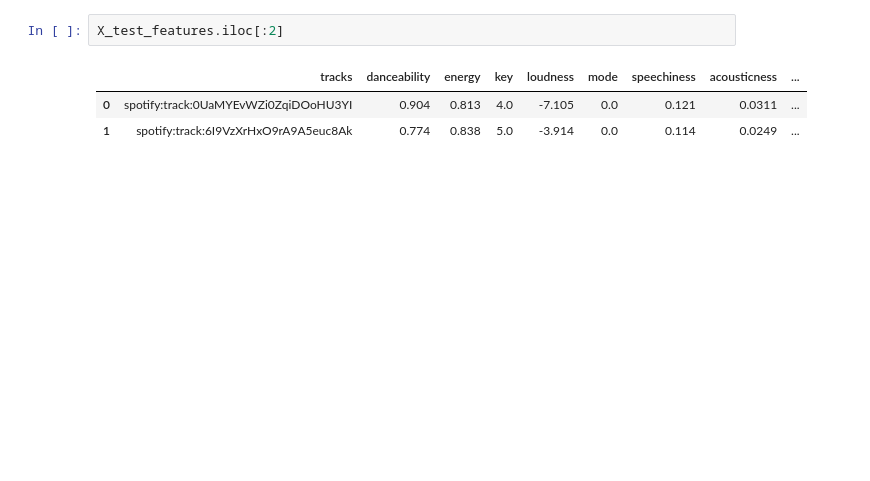
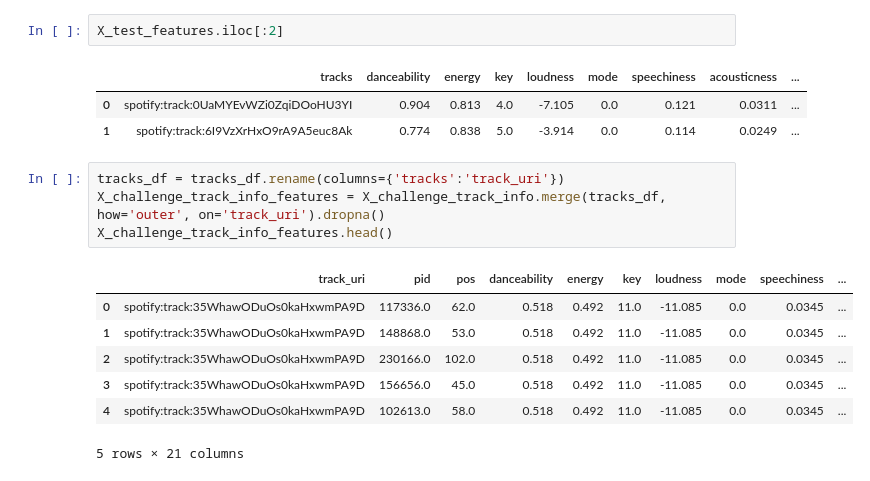
Before and after one commit to icarus08/ml-spotify-recommendations, a Jupyter notebook: main.ipynb, the cells around one changed output. Cells and saved outputs as stored; diff of their text form; blank space fills up the shorter version.

```diff
--- a/main.ipynb
+++ b/main.ipynb
@@ -184,3 +175,15 @@ X_test_features.iloc[:2]
 |  | tracks | danceability | energy | key | loudness | mode | speechiness | acousticness | ... |
 | 0 | spotify:track:0UaMYEvWZi0ZqiDOoHU3YI | 0.904 | 0.813 | 4.0 | -7.105 | 0.0 | 0.121 | 0.0311 | ... |
 | 1 | spotify:track:6I9VzXrHxO9rA9A5euc8Ak | 0.774 | 0.838 | 5.0 | -3.914 | 0.0 | 0.114 | 0.0249 | ... |
+# %%
+tracks_df = tracks_df.rename(columns={'tracks':'track_uri'})
+X_challenge_track_info_features = X_challenge_track_info.merge(tracks_df, how='outer', on='track_uri').dropna()
+X_challenge_track_info_features.head()
+# %% [output]
+|  | track_uri | pid | pos | danceability | energy | key | loudness | mode | speechiness | ... |
+| 0 | spotify:track:35WhawODuOs0kaHxwmPA9D | 117336.0 | 62.0 | 0.518 | 0.492 | 11.0 | -11.085 | 0.0 | 0.0345 | ... |
+| 1 | spotify:track:35WhawODuOs0kaHxwmPA9D | 148868.0 | 53.0 | 0.518 | 0.492 | 11.0 | -11.085 | 0.0 | 0.0345 | ... |
+| 2 | spotify:track:35WhawODuOs0kaHxwmPA9D | 230166.0 | 102.0 | 0.518 | 0.492 | 11.0 | -11.085 | 0.0 | 0.0345 | ... |
+| 3 | spotify:track:35WhawODuOs0kaHxwmPA9D | 156656.0 | 45.0 | 0.518 | 0.492 | 11.0 | -11.085 | 0.0 | 0.0345 | ... |
+| 4 | spotify:track:35WhawODuOs0kaHxwmPA9D | 102613.0 | 58.0 | 0.518 | 0.492 | 11.0 | -11.085 | 0.0 | 0.0345 | ... |
+5 rows × 21 columns
```
Also changed, not shown: parts of 13 cells of this notebook.
